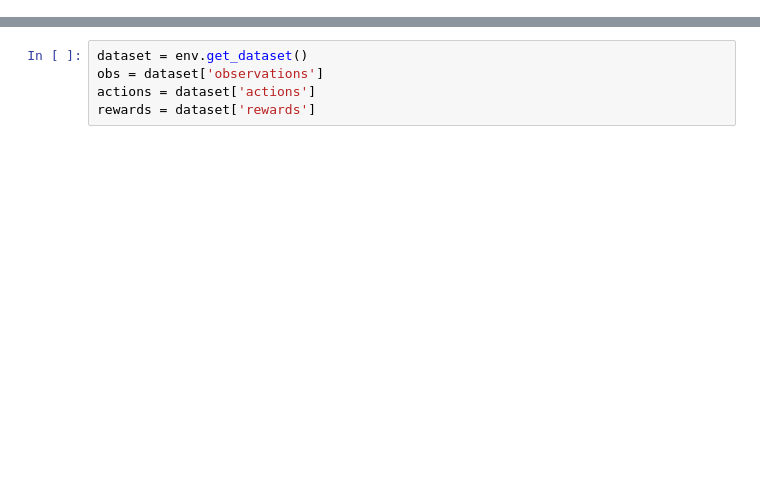
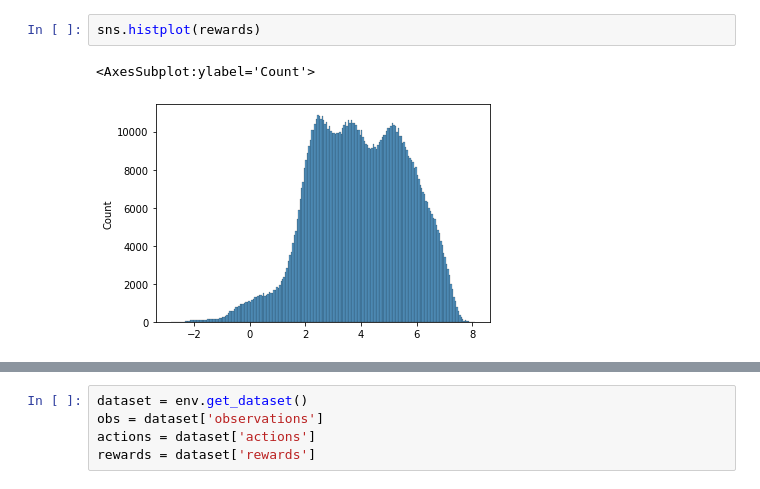
Before and after one commit to shidilrzf/continuous_rnd, a Jupyter notebook: sac/examples/notebooks/beta.ipynb, the cells around one changed output, grey strips where cells are left out. Cells and saved outputs as stored; diff of their text form; blank space fills up the shorter version.

```diff
--- a/sac/examples/notebooks/beta.ipynb
+++ b/sac/examples/notebooks/beta.ipynb
@@ -10,0 +79,5 @@ import seaborn as sns
+# %%
+sns.histplot(rewards)
+# %% [output]
+<AxesSubplot:ylabel='Count'>
+[figure, added]
```
Also changed, not shown: parts of 45 cells of this notebook.
